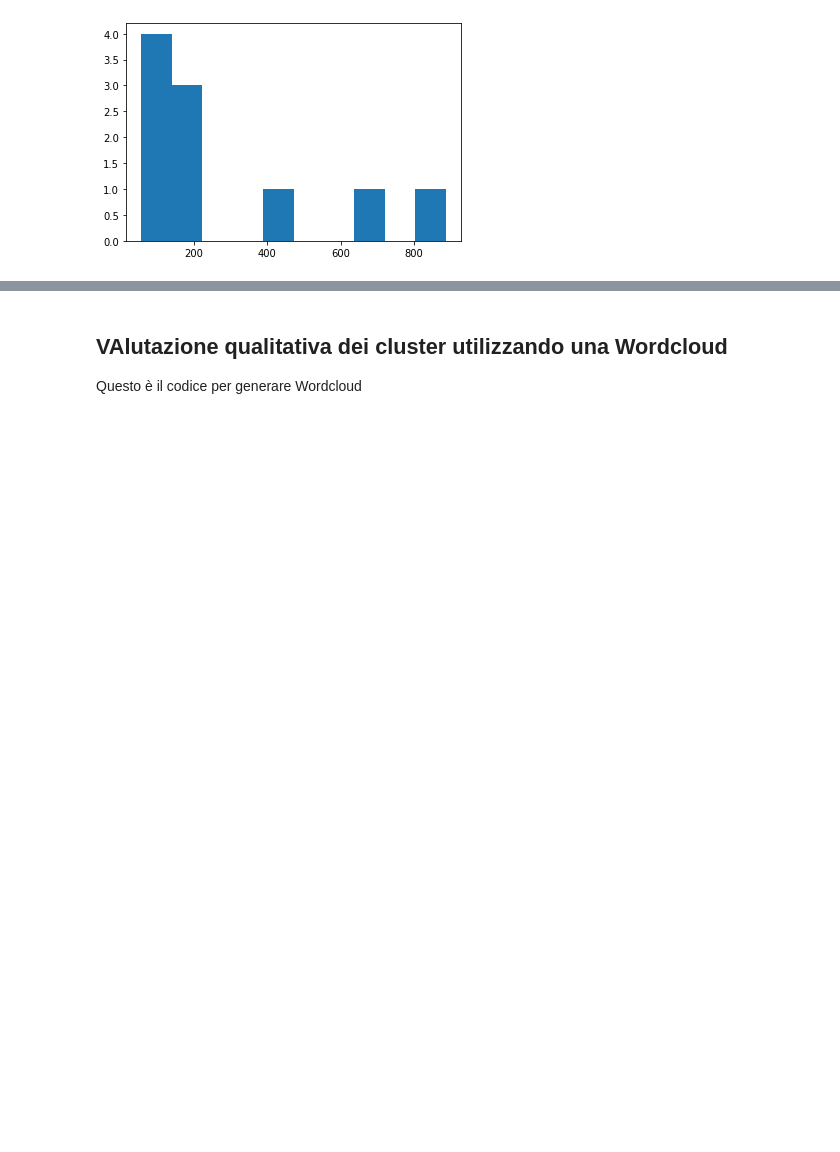
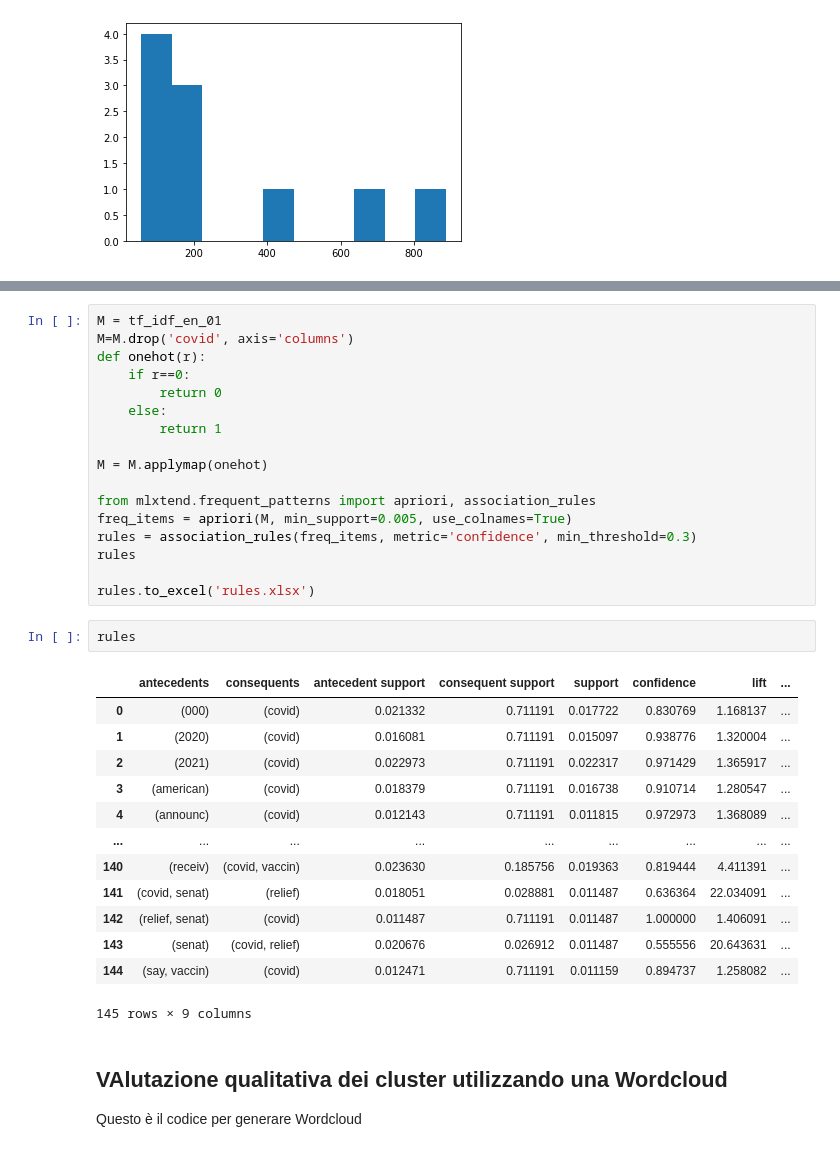
Before and after one commit to giulionenna/Progetto_BI2021, a Jupyter notebook: Mining_notebook.ipynb, the cells around one changed output, grey strips where cells are left out. Drawn from its saved outputs; the diff is of its cells as text; blank space fills up the shorter version.

```diff
--- a/Mining_notebook.ipynb
+++ b/Mining_notebook.ipynb
@@ -563,3 +566,36 @@ La clusterizzazione ha prodotto cluster con coefficiente di silhouette pari a 0.
+# %%
+M = tf_idf_en_01
+M=M.drop('covid', axis='columns')
+def onehot(r):
+    if r==0:
+        return 0
+    else:
+        return 1
+
+M = M.applymap(onehot)
+
+from mlxtend.frequent_patterns import apriori, association_rules
+freq_items = apriori(M, min_support=0.005, use_colnames=True)
+rules = association_rules(freq_items, metric='confidence', min_threshold=0.3)
+rules
+
+rules.to_excel('rules.xlsx')
+# %%
+rules
+# %% [output]
+|  | antecedents | consequents | antecedent support | consequent support | support | confidence | lift | ... |
+| 0 | (000) | (covid) | 0.021332 | 0.711191 | 0.017722 | 0.830769 | 1.168137 | ... |
+| 1 | (2020) | (covid) | 0.016081 | 0.711191 | 0.015097 | 0.938776 | 1.320004 | ... |
+| 2 | (2021) | (covid) | 0.022973 | 0.711191 | 0.022317 | 0.971429 | 1.365917 | ... |
+| 3 | (american) | (covid) | 0.018379 | 0.711191 | 0.016738 | 0.910714 | 1.280547 | ... |
+| 4 | (announc) | (covid) | 0.012143 | 0.711191 | 0.011815 | 0.972973 | 1.368089 | ... |
+| ... | ... | ... | ... | ... | ... | ... | ... | ... |
+| 140 | (receiv) | (covid, vaccin) | 0.023630 | 0.185756 | 0.019363 | 0.819444 | 4.411391 | ... |
+| 141 | (covid, senat) | (relief) | 0.018051 | 0.028881 | 0.011487 | 0.636364 | 22.034091 | ... |
+| 142 | (relief, senat) | (covid) | 0.011487 | 0.711191 | 0.011487 | 1.000000 | 1.406091 | ... |
+| 143 | (senat) | (covid, relief) | 0.020676 | 0.026912 | 0.011487 | 0.555556 | 20.643631 | ... |
+| 144 | (say, vaccin) | (covid) | 0.012471 | 0.711191 | 0.011159 | 0.894737 | 1.258082 | ... |
+145 rows × 9 columns
 # %% [markdown]
 ## VAlutazione qualitativa dei cluster utilizzando una Wordcloud
 
```
Also changed, not shown: parts of 1 cell of this notebook, 2 other files.
